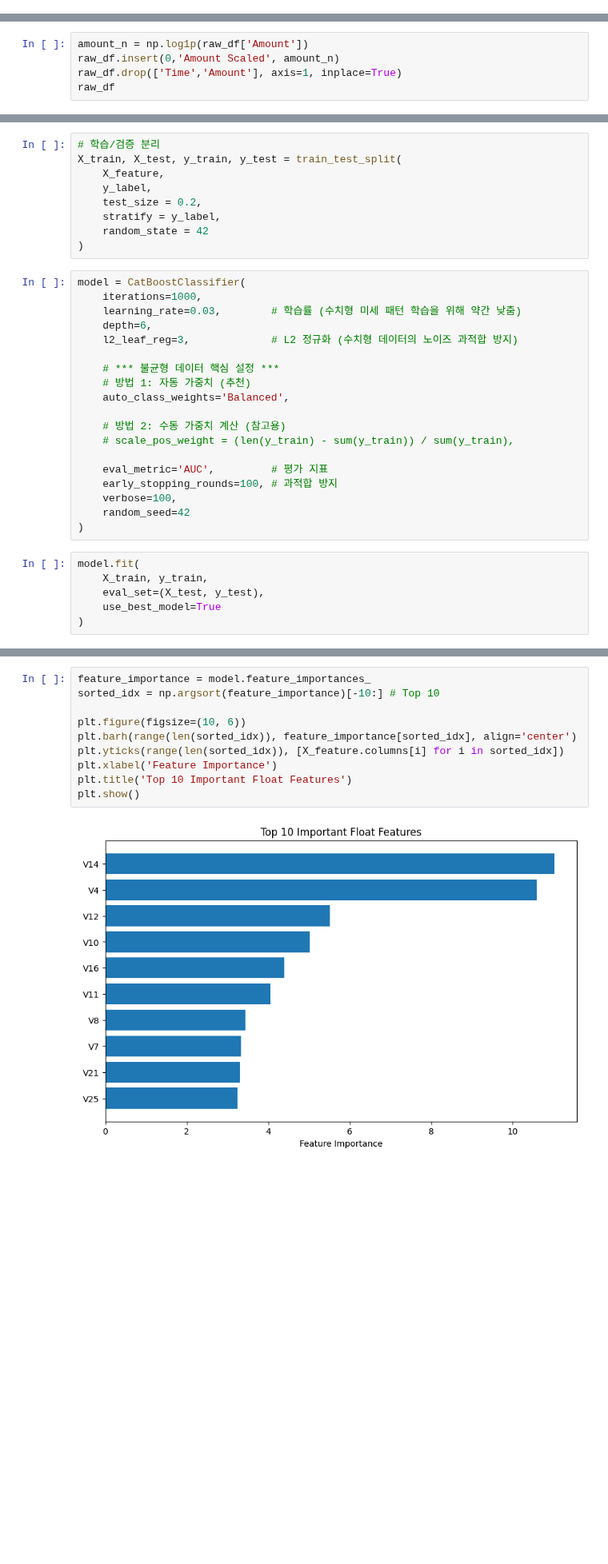
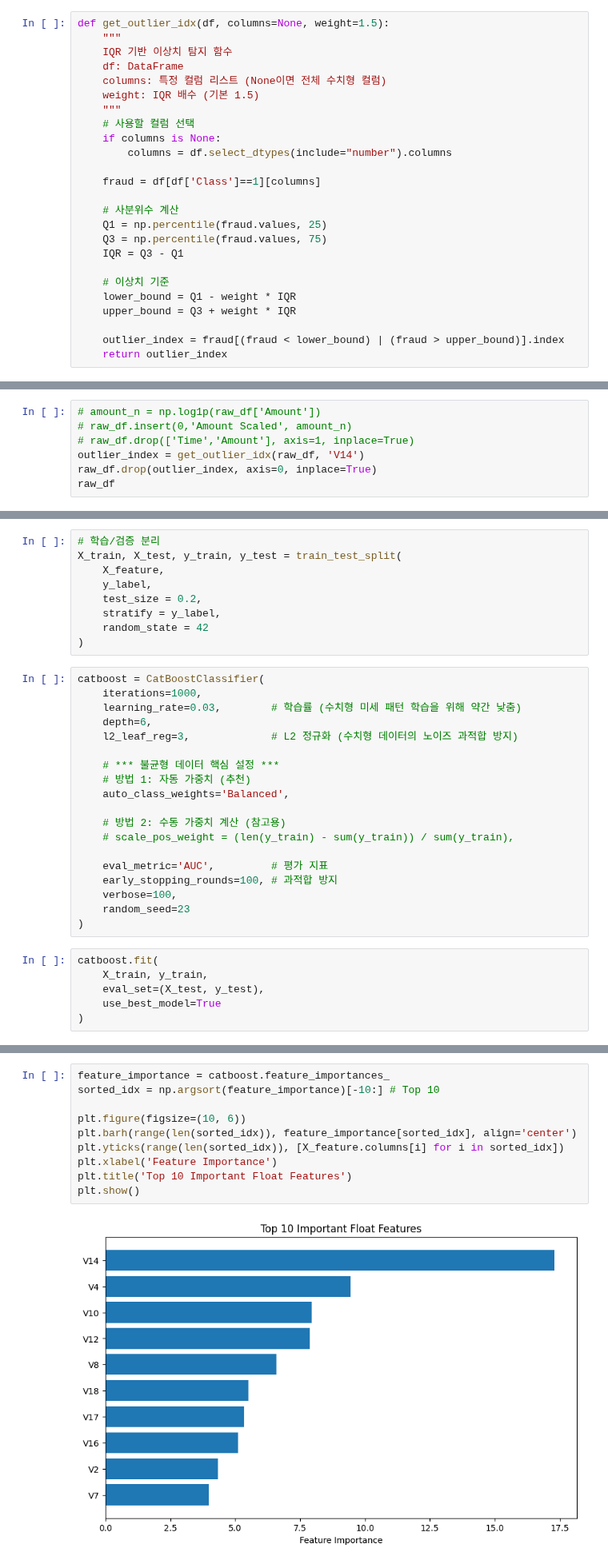
Before and after one commit to jaemin1020/big20-ML-project2-team3, a Jupyter notebook: CreditCardFraud/src/ejm.ipynb, the cells around one changed output, grey strips where cells are left out. Shown at 80% size. Saved outputs shown, nothing was run; the diff lists cells and outputs as text; blank space fills up the shorter version.

```diff
--- a/CreditCardFraud/src/ejm.ipynb
+++ b/CreditCardFraud/src/ejm.ipynb
@@ -86,3 +89,28 @@ def get_outlier(df, columns=None, weight=1.5):
     })
 
     return outlier_bounds
+# %%
+def get_outlier_idx(df, columns=None, weight=1.5):
+    """
+    IQR 기반 이상치 탐지 함수
+    df: DataFrame
+    columns: 특정 컬럼 리스트 (None이면 전체 수치형 컬럼)
+    weight: IQR 배수 (기본 1.5)
+    """
+    # 사용할 컬럼 선택
+    if columns is None:
+        columns = df.select_dtypes(include="number").columns
+
+    fraud = df[df['Class']==1][columns]
+
+    # 사분위수 계산
+    Q1 = np.percentile(fraud.values, 25)
+    Q3 = np.percentile(fraud.values, 75)
+    IQR = Q3 - Q1
+
+    # 이상치 기준
+    lower_bound = Q1 - weight * IQR
+    upper_bound = Q3 + weight * IQR
+
+    outlier_index = fraud[(fraud < lower_bound) | (fraud > upper_bound)].index
+    return outlier_index
@@ -107,9 +141,11 @@ get_outlier(raw_df)
 | Amount | 5.600000 | 77.165000 | 71.565000 | -101.747500 | 184.512500 | 31904 |
 | Class | 0.000000 | 0.000000 | 0.000000 | 0.000000 | 0.000000 | 492 |
 # %%
-amount_n = np.log1p(raw_df['Amount'])
-raw_df.insert(0,'Amount Scaled', amount_n)
-raw_df.drop(['Time','Amount'], axis=1, inplace=True)
+# amount_n = np.log1p(raw_df['Amount'])
+# raw_df.insert(0,'Amount Scaled', amount_n)
+# raw_df.drop(['Time','Amount'], axis=1, inplace=True)
+outlier_index = get_outlier_idx(raw_df, 'V14')
+raw_df.drop(outlier_index, axis=0, inplace=True)
 raw_df
 # %% [output]
 |  | Amount Scaled | V1 | V2 | V3 | V4 | V5 | V6 | V7 | V8 | V9 | ... |
@@ -184,7 +220,7 @@ X_train, X_test, y_train, y_test = train_test_split(
     random_state = 42
 )
 # %%
-model = CatBoostClassifier(
+catboost = CatBoostClassifier(
     iterations=1000,
     learning_rate=0.03,        # 학습률 (수치형 미세 패턴 학습을 위해 약간 낮춤)
     depth=6,
@@ -200,10 +236,10 @@ model = CatBoostClassifier(
     eval_metric='AUC',         # 평가 지표
     early_stopping_rounds=100, # 과적합 방지
     verbose=100,
-    random_seed=42
+    random_seed=23
 )
 # %%
-model.fit(
+catboost.fit(
     X_train, y_train,
     eval_set=(X_test, y_test),
     use_best_model=True
@@ -254,12 +315,12 @@ weighted avg       1.00      1.00      1.00     56962
 # %%
-feature_importance = model.feature_importances_
+feature_importance = catboost.feature_importances_
 sorted_idx = np.argsort(feature_importance)[-10:] # Top 10
 
 plt.figure(figsize=(10, 6))
 plt.barh(range(len(sorted_idx)), feature_importance[sorted_idx], align='center')
 plt.yticks(range(len(sorted_idx)), [X_feature.columns[i] for i in sorted_idx])
 plt.xlabel('Feature Importance')
 plt.title('Top 10 Important Float Features')
 plt.show()
 # %% [output]
-[figure, old version]
+[figure, new version]
```
Also changed, not shown: parts of 10 cells of this notebook, 1 other file.
